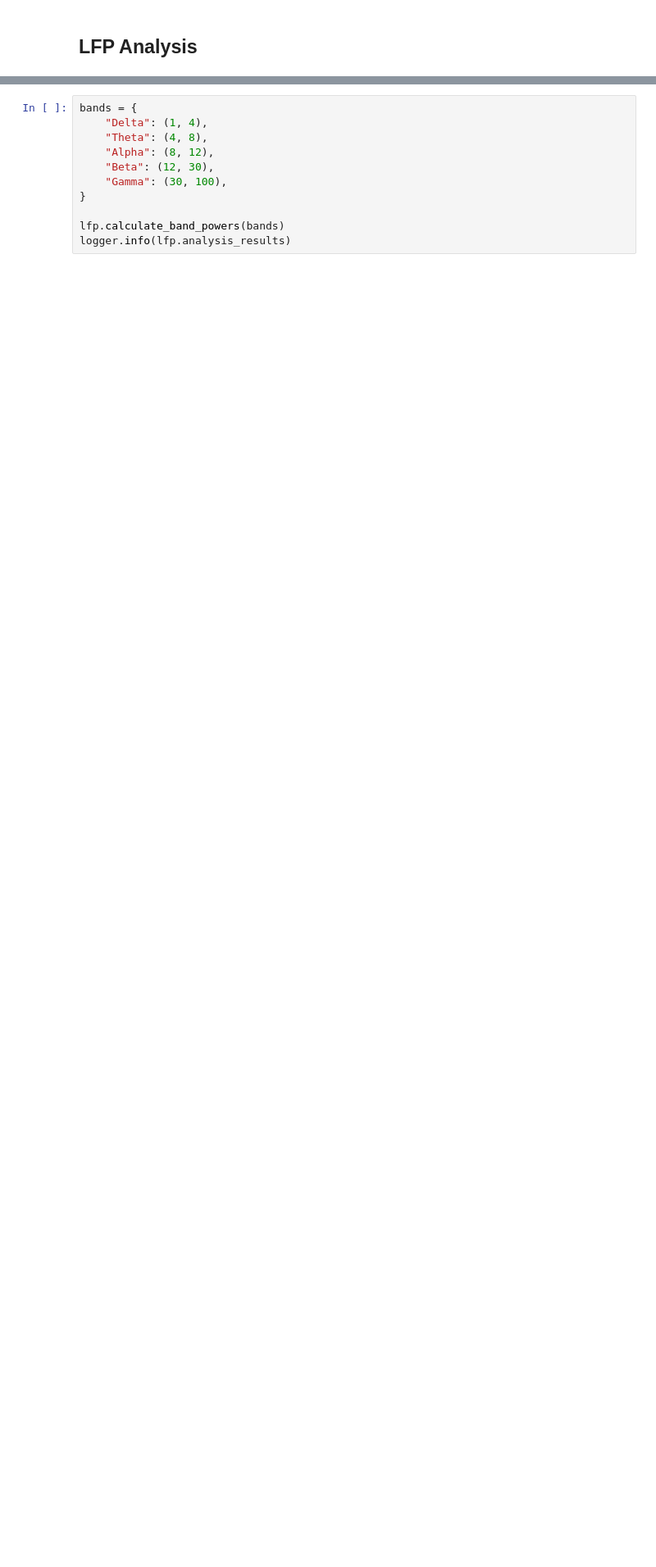
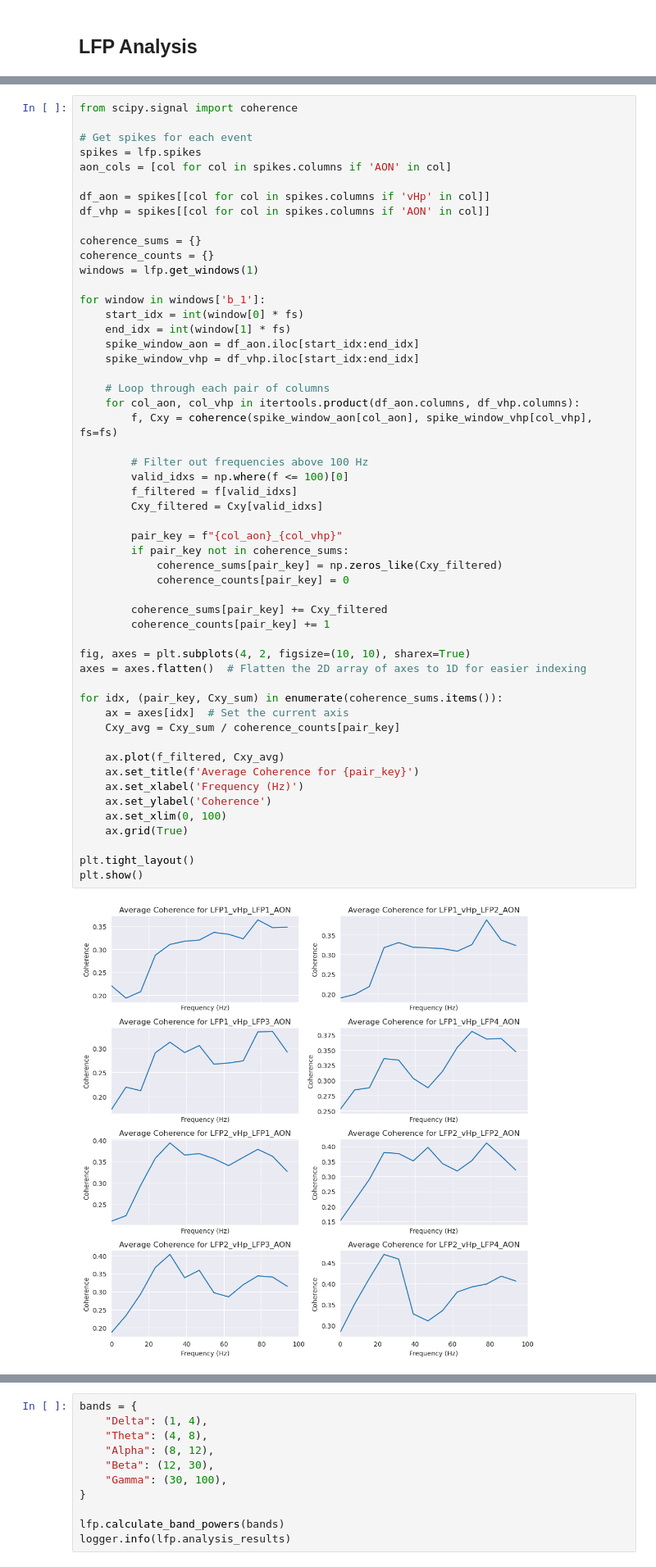
Before and after one commit to FlynnOConnell/cpl_pipeline, a Jupyter notebook: nb/lfp.ipynb, the cells around one changed output, grey strips where cells are left out. Shown at 82% size. Cells and saved outputs as stored; diff of their text form; blank space fills up the shorter version.

Commit message:
extract events

```diff
--- a/nb/lfp.ipynb
+++ b/nb/lfp.ipynb
@@ -140,0 +39,55 @@ fs = lfp.fs
+# %%
+from scipy.signal import coherence
+
+# Get spikes for each event
+spikes = lfp.spikes
+aon_cols = [col for col in spikes.columns if 'AON' in col]
+
+df_aon = spikes[[col for col in spikes.columns if 'vHp' in col]]
+df_vhp = spikes[[col for col in spikes.columns if 'AON' in col]]
+
+coherence_sums = {}
+coherence_counts = {}
+windows = lfp.get_windows(1)
+
+for window in windows['b_1']:
+    start_idx = int(window[0] * fs)
+    end_idx = int(window[1] * fs)
+    spike_window_aon = df_aon.iloc[start_idx:end_idx]
+    spike_window_vhp = df_vhp.iloc[start_idx:end_idx]
+
+    # Loop through each pair of columns
+    for col_aon, col_vhp in itertools.product(df_aon.columns, df_vhp.columns):
+        f, Cxy = coherence(spike_window_aon[col_aon], spike_window_vhp[col_vhp], fs=fs)
+
+        # Filter out frequencies above 100 Hz
+        valid_idxs = np.where(f <= 100)[0]
+        f_filtered = f[valid_idxs]
+        Cxy_filtered = Cxy[valid_idxs]
+
+        pair_key = f"{col_aon}_{col_vhp}"
+        if pair_key not in coherence_sums:
+            coherence_sums[pair_key] = np.zeros_like(Cxy_filtered)
+            coherence_counts[pair_key] = 0
+
+        coherence_sums[pair_key] += Cxy_filtered
+        coherence_counts[pair_key] += 1
+
+fig, axes = plt.subplots(4, 2, figsize=(10, 10), sharex=True)
+axes = axes.flatten()  # Flatten the 2D array of axes to 1D for easier indexing
+
+for idx, (pair_key, Cxy_sum) in enumerate(coherence_sums.items()):
+    ax = axes[idx]  # Set the current axis
+    Cxy_avg = Cxy_sum / coherence_counts[pair_key]
+
+    ax.plot(f_filtered, Cxy_avg)
+    ax.set_title(f'Average Coherence for {pair_key}')
+    ax.set_xlabel('Frequency (Hz)')
+    ax.set_ylabel('Coherence')
+    ax.set_xlim(0, 100)
+    ax.grid(True)
+
+plt.tight_layout()
+plt.show()
+# %% [output]
+[figure, added]
```
Also changed, not shown: parts of 6 cells of this notebook, 7 other files.
